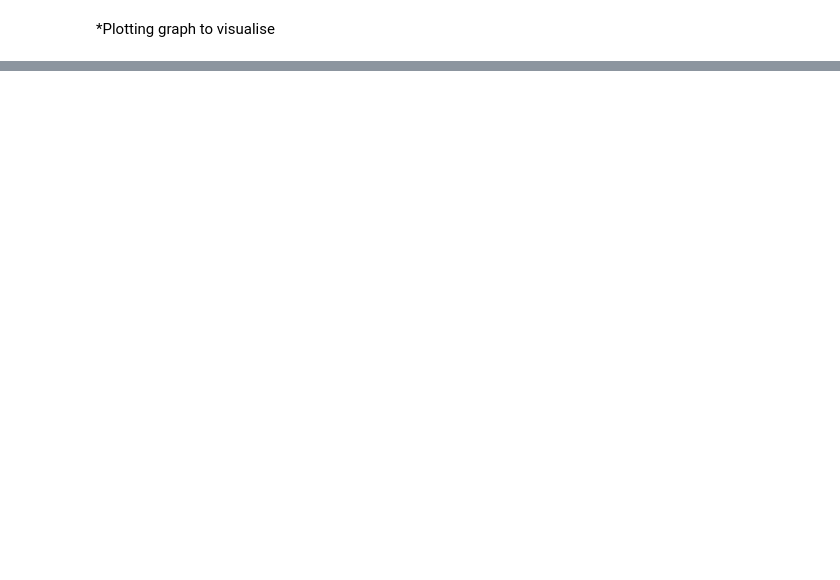
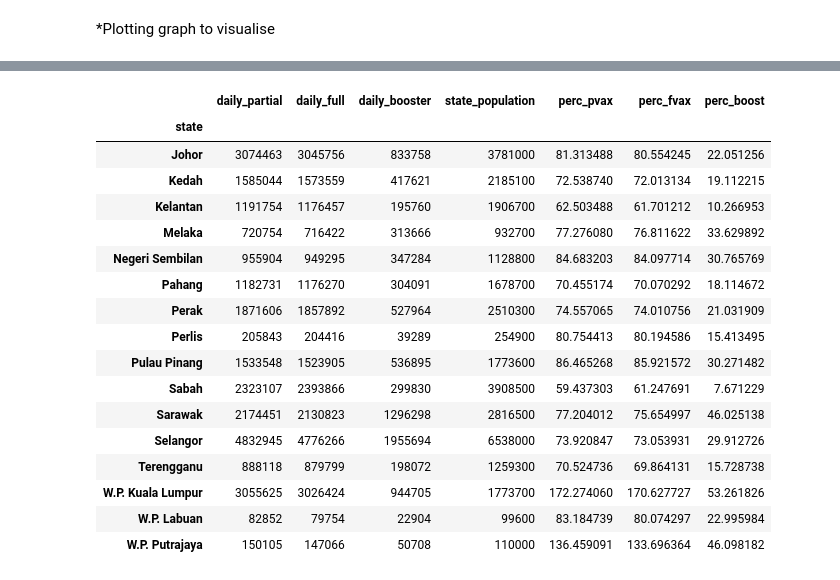
Before and after one commit to Karmen-Tee/covid19-public, a Jupyter notebook: Descriptive Analysis.ipynb, the cells around one changed output, grey strips where cells are left out. Saved outputs shown, nothing was run; the diff lists cells and outputs as text; code cells hidden in the pictures; blank space fills up the shorter version.

```diff
--- a/Descriptive Analysis.ipynb
+++ b/Descriptive Analysis.ipynb
@@ -145,0 +217,4 @@ ax.xaxis.set_major_formatter(date_form)
+# %%
+state_pop = ms_pop.drop([0], axis = 0)
+state_pop.sort_values(by = ['state'], inplace = True, ascending = True)
+state_pop
@@ -145,0 +454,25 @@ ax.xaxis.set_major_formatter(date_form)
+# %%
+# Calculate vaccinated rate.
+new_vax_state['perc_pvax'] = new_vax_state.daily_partial/new_vax_state.state_population*100
+new_vax_state['perc_fvax'] = new_vax_state.daily_full/new_vax_state.state_population*100
+new_vax_state['perc_boost'] = new_vax_state.daily_booster/new_vax_state.state_population*100
+new_vax_state
+# %% [output]
+|  | daily_partial | daily_full | daily_booster | state_population | perc_pvax | perc_fvax | perc_boost |
+| state |  |  |  |  |  |  |  |
+| Johor | 3074463 | 3045756 | 833758 | 3781000 | 81.313488 | 80.554245 | 22.051256 |
+| Kedah | 1585044 | 1573559 | 417621 | 2185100 | 72.538740 | 72.013134 | 19.112215 |
+| Kelantan | 1191754 | 1176457 | 195760 | 1906700 | 62.503488 | 61.701212 | 10.266953 |
+| Melaka | 720754 | 716422 | 313666 | 932700 | 77.276080 | 76.811622 | 33.629892 |
+| Negeri Sembilan | 955904 | 949295 | 347284 | 1128800 | 84.683203 | 84.097714 | 30.765769 |
+| Pahang | 1182731 | 1176270 | 304091 | 1678700 | 70.455174 | 70.070292 | 18.114672 |
+| Perak | 1871606 | 1857892 | 527964 | 2510300 | 74.557065 | 74.010756 | 21.031909 |
+| Perlis | 205843 | 204416 | 39289 | 254900 | 80.754413 | 80.194586 | 15.413495 |
+| Pulau Pinang | 1533548 | 1523905 | 536895 | 1773600 | 86.465268 | 85.921572 | 30.271482 |
+| Sabah | 2323107 | 2393866 | 299830 | 3908500 | 59.437303 | 61.247691 | 7.671229 |
+| Sarawak | 2174451 | 2130823 | 1296298 | 2816500 | 77.204012 | 75.654997 | 46.025138 |
+| Selangor | 4832945 | 4776266 | 1955694 | 6538000 | 73.920847 | 73.053931 | 29.912726 |
+| Terengganu | 888118 | 879799 | 198072 | 1259300 | 70.524736 | 69.864131 | 15.728738 |
+| W.P. Kuala Lumpur | 3055625 | 3026424 | 944705 | 1773700 | 172.274060 | 170.627727 | 53.261826 |
+| W.P. Labuan | 82852 | 79754 | 22904 | 99600 | 83.184739 | 80.074297 | 22.995984 |
+| W.P. Putrajaya | 150105 | 147066 | 50708 | 110000 | 136.459091 | 133.696364 | 46.098182 |
```
Also changed, not shown: parts of 31 cells of this notebook.
